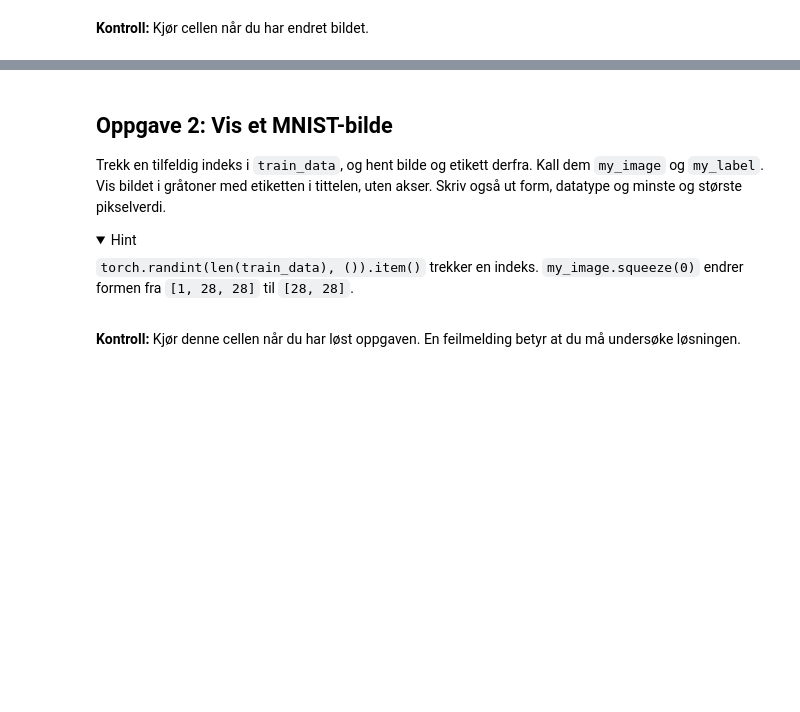
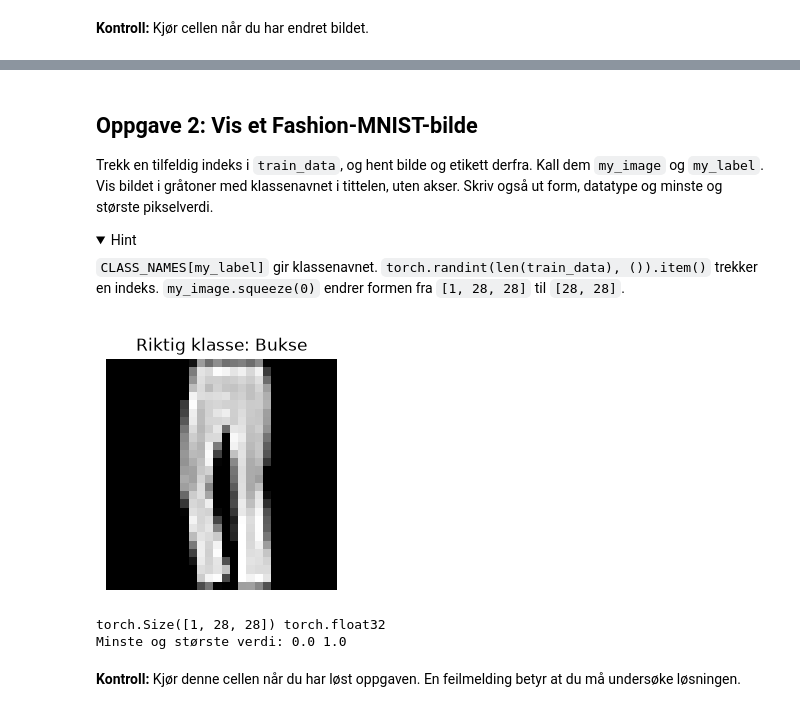
Before and after one commit to namsmann1/ks-pytorch, a Jupyter notebook: solutions/02_bilder.ipynb, the cells around one changed output, grey strips where cells are left out. Cells and saved outputs as stored; diff of their text form; code cells hidden in the pictures; folded sections open; blank space fills up the shorter version.

Commit message:
swap to fashio mnist

```diff
--- a/solutions/02_bilder.ipynb
+++ b/solutions/02_bilder.ipynb
@@ -96,5 +115,5 @@ om gangen.
 # %%
-from pytorch_101.utils import download_mnist
+from pytorch_101.utils import CLASS_NAMES, download_fashion_mnist
 
-train_data, test_data = download_mnist()
+train_data, test_data = download_fashion_mnist()
 print(f"Treningsbilder: {len(train_data)}, testbilder: {len(test_data)}")
@@ -124,14 +156,15 @@ print(image[0, 10:16, 10:16])
 # %% [markdown]
-## Oppgave 2: Vis et MNIST-bilde
+## Oppgave 2: Vis et Fashion-MNIST-bilde
 
 Trekk en tilfeldig indeks i `train_data`, og hent bilde og etikett derfra.
 Kall dem `my_image` og
-`my_label`. Vis bildet i gråtoner med etiketten i tittelen, uten akser.
+`my_label`. Vis bildet i gråtoner med klassenavnet i tittelen, uten akser.
 Skriv også ut form, datatype og minste og største pikselverdi.
 
 <details>
 <summary>Hint</summary>
 
+`CLASS_NAMES[my_label]` gir klassenavnet.
 `torch.randint(len(train_data), ()).item()` trekker en indeks.
 `my_image.squeeze(0)` endrer formen fra `[1, 28, 28]` til `[28, 28]`.
 
@@ -139,13 +172,17 @@ Skriv også ut form, datatype og minste og største pikselverdi.
 # %%
 image_index = torch.randint(len(train_data), ()).item()
 my_image, my_label = train_data[image_index]
 fig, ax = plt.subplots(figsize=(3, 3))
 ax.imshow(my_image.squeeze(0), cmap="gray", vmin=0, vmax=1)
-ax.set_title(f"Riktig siffer: {my_label}")
+ax.set_title(f"Riktig klasse: {CLASS_NAMES[my_label]}")
 ax.axis("off")
 plt.show()
 print(my_image.shape, my_image.dtype)
 print("Minste og største verdi:", my_image.min().item(), my_image.max().item())
+# %% [output]
+[figure, added]
+torch.Size([1, 28, 28]) torch.float32
+Minste og største verdi: 0.0 1.0
 # %% [markdown]
 **Kontroll:** Kjør denne cellen når du har løst oppgaven. En feilmelding betyr at du må undersøke løsningen.
 # %%
```
Also changed, not shown: parts of 17 cells of this notebook, 18 other files.
